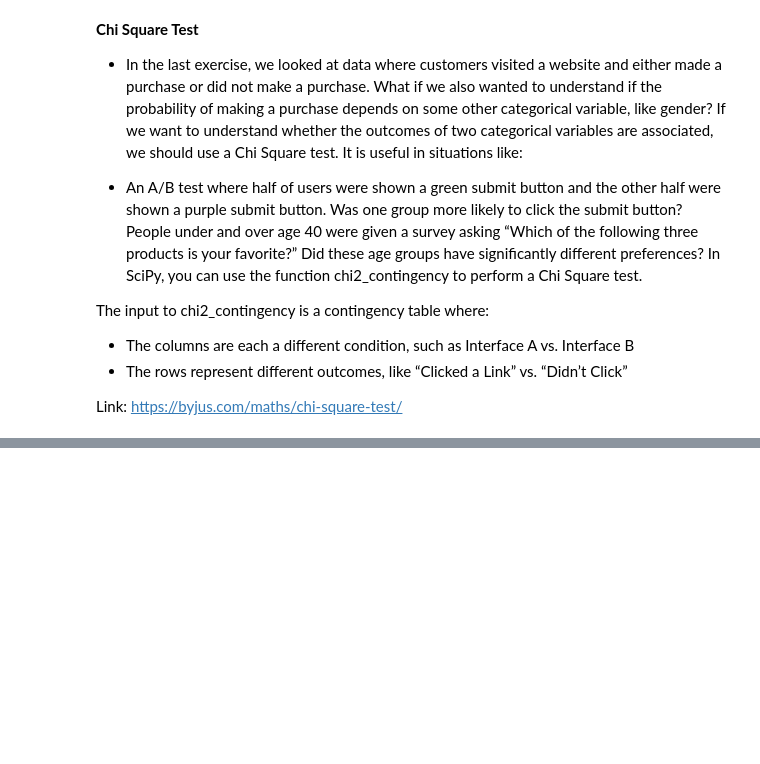
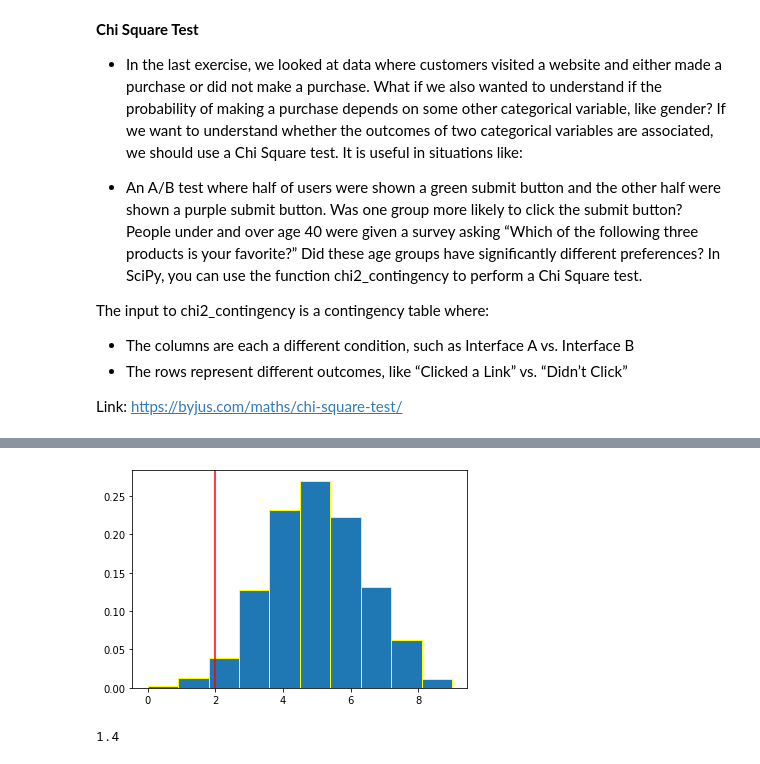
Before and after one commit to 82-petru/Hypothesis_testing, a Jupyter notebook: Hypothesis_testing .ipynb, the cells around one changed output, grey strips where cells are left out. Drawn from its saved outputs; the diff is of its cells as text; code cells hidden in the pictures; blank space fills up the shorter version.

```diff
--- a/Hypothesis_testing .ipynb
+++ b/Hypothesis_testing .ipynb
@@ -510,0 +617,20 @@ x
+# %%
+outcome = []
+for i in range(1000):
+    flip = np.random.choice(['heads', 'tails'], size = 10, p = [0.5, 0.5])
+    flip_count = np.sum(flip == 'heads')
+    outcome.append(flip_count)
+    mean_heads = np.mean(outcome)
+# %%
+plt.hist(outcome, edgecolor = 'yellow', bins = 10, density = True)
+plt.axvline(2, color = 'r')
+plt.show()
+# %% [output]
+[figure, added]
+# %%
+outcome = np.array(outcome)
+p_value = np.sum(outcome < 2)/len(outcome)
+percentege = round(p_value * 100, 2)
+percentege
+# %% [output]
+1.4
```
Also changed, not shown: parts of 34 cells of this notebook.
